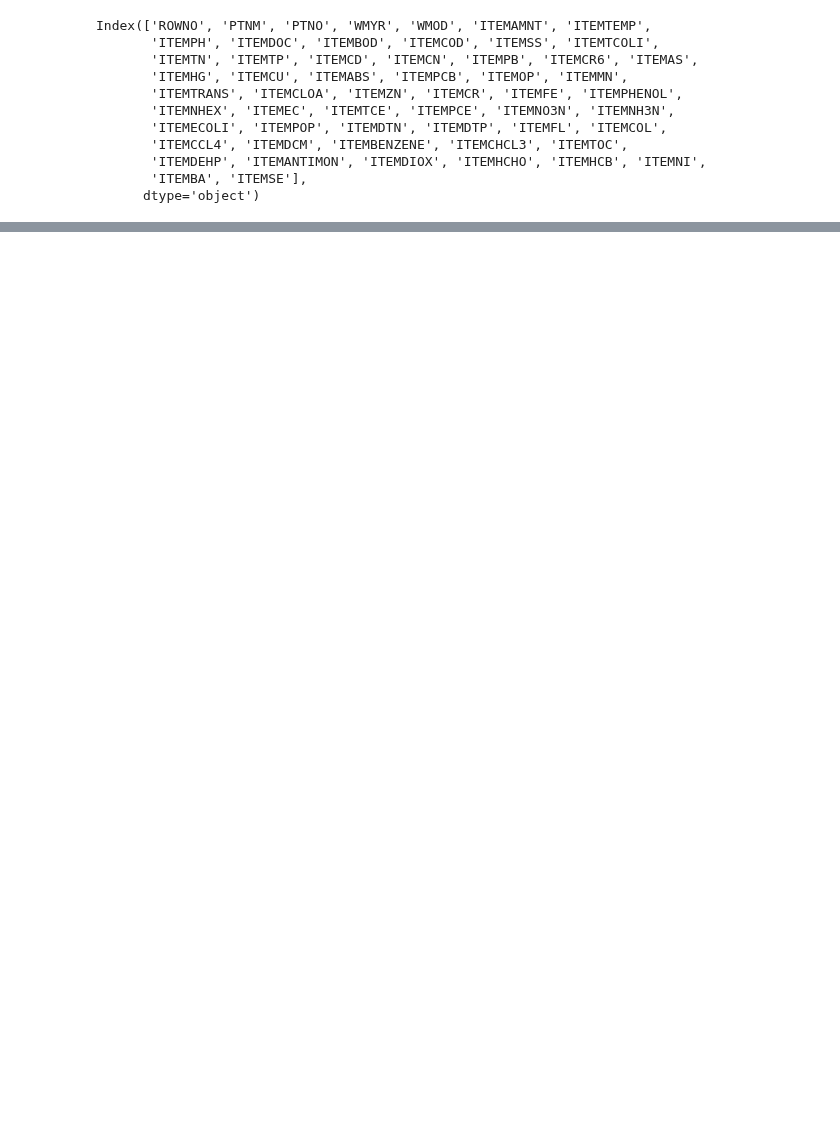
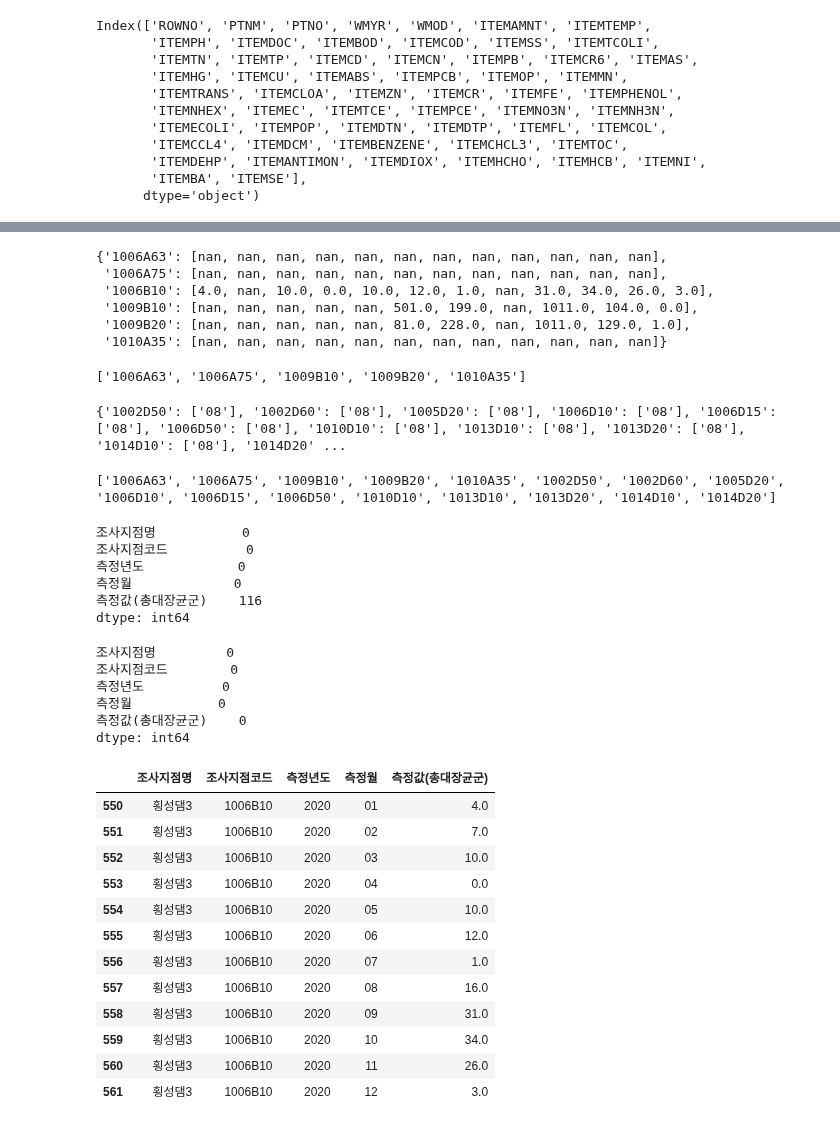
Before and after one commit to viola2002/dartb, a Jupyter notebook: contest/2024ecothon/code/data-collecting.ipynb, the cells around one changed output, grey strips where cells are left out. Saved outputs shown, nothing was run; the diff lists cells and outputs as text; code cells hidden in the pictures; blank space fills up the shorter version.

```diff
--- a/contest/2024ecothon/code/data-collecting.ipynb
+++ b/contest/2024ecothon/code/data-collecting.ipynb
@@ -335 +397,81 @@ water_qual[['측정값(총대장균군)']] = imputer.fit_transform(water_qual[['
+# %%
+# 조건을 만족하는 행 필터링
+filtered_data = water_qual[water_qual['조사지점코드'].isin(except_codes)]
+
+# '조사지점코드'을 기준으로 그룹화하여 '측정값(총대장균군)' 딕셔너리 생성
+coli_dict = {}
+for code, group in filtered_data.groupby('조사지점코드'):
+    coli_dict[code] = group['측정값(총대장균군)'].tolist()
+
+coli_dict
+# %% [output]
+{'1006A63': [nan, nan, nan, nan, nan, nan, nan, nan, nan, nan, nan, nan],
+ '1006A75': [nan, nan, nan, nan, nan, nan, nan, nan, nan, nan, nan, nan],
+ '1006B10': [4.0, nan, 10.0, 0.0, 10.0, 12.0, 1.0, nan, 31.0, 34.0, 26.0, 3.0],
+ '1009B10': [nan, nan, nan, nan, nan, 501.0, 199.0, nan, 1011.0, 104.0, 0.0],
+ '1009B20': [nan, nan, nan, nan, nan, 81.0, 228.0, nan, 1011.0, 129.0, 1.0],
+ '1010A35': [nan, nan, nan, nan, nan, nan, nan, nan, nan, nan, nan, nan]}
+# %%
+# nan 값의 비율이 50%가 넘는 '조사지점코드'만 except_codes에 남김
+import numpy as np
+except_codes = [code for code in except_codes if np.mean(pd.Series(coli_dict[code]).isna()) >= 0.5]
+except_codes
+# %% [output]
+['1006A63', '1006A75', '1009B10', '1009B20', '1010A35']
+# %%
+# '조사지점명'을 기준으로 그룹화하여 '측정월' 딕셔너리 생성
+month_dict = {}
+for code, group in water_qual.groupby('조사지점코드'):
+    months = group['측정월'].tolist()
+    if len(months) < 6: # 측정월이 1년의 절반이 안 되는 경우 배제
+        month_dict[code] = group['측정월'].tolist()
+
+print(month_dict)
+# %% [output]
+{'1002D50': ['08'], '1002D60': ['08'], '1005D20': ['08'], '1006D10': ['08'], '1006D15': ['08'], '1006D50': ['08'], '1010D10': ['08'], '1013D10': ['08'], '1013D20': ['08'], '1014D10': ['08'], '1014D20' ...
+# %%
+# except_codes에 위 경우에 해당하는 '조사지점코드'추가
+new_keys = list(month_dict.keys())
+except_codes.extend(new_keys)
+print(except_codes)
+# %% [output]
+['1006A63', '1006A75', '1009B10', '1009B20', '1010A35', '1002D50', '1002D60', '1005D20', '1006D10', '1006D15', '1006D50', '1010D10', '1013D10', '1013D20', '1014D10', '1014D20']
+# %%
+# except_codes를 전체 데이터에서 배제
+water_qual = water_qual[~water_qual['조사지점코드'].isin(except_codes)]
+water_qual.isnull().sum()
+# %% [output]
+조사지점명           0
+조사지점코드          0
+측정년도            0
+측정월             0
+측정값(총대장균군)    116
+dtype: int64
+# %%
+# 전체 결측치에 대해 선형 보간
+water_qual.interpolate(method='linear', inplace=True, limit_direction='both')
+water_qual.isnull().sum()
+# %% [output]
+조사지점명         0
+조사지점코드        0
+측정년도          0
+측정월           0
+측정값(총대장균군)    0
+dtype: int64
+# %%
+water_qual[water_qual['조사지점코드']=='1006B10']
+# %% [output]
+|  | 조사지점명 | 조사지점코드 | 측정년도 | 측정월 | 측정값(총대장균군) |
+| 550 | 횡성댐3 | 1006B10 | 2020 | 01 | 4.0 |
+| 551 | 횡성댐3 | 1006B10 | 2020 | 02 | 7.0 |
+| 552 | 횡성댐3 | 1006B10 | 2020 | 03 | 10.0 |
+| 553 | 횡성댐3 | 1006B10 | 2020 | 04 | 0.0 |
+| 554 | 횡성댐3 | 1006B10 | 2020 | 05 | 10.0 |
+| 555 | 횡성댐3 | 1006B10 | 2020 | 06 | 12.0 |
+| 556 | 횡성댐3 | 1006B10 | 2020 | 07 | 1.0 |
+| 557 | 횡성댐3 | 1006B10 | 2020 | 08 | 16.0 |
+| 558 | 횡성댐3 | 1006B10 | 2020 | 09 | 31.0 |
+| 559 | 횡성댐3 | 1006B10 | 2020 | 10 | 34.0 |
+| 560 | 횡성댐3 | 1006B10 | 2020 | 11 | 26.0 |
+| 561 | 횡성댐3 | 1006B10 | 2020 | 12 | 3.0 |
 # %%
```
Also changed, not shown: parts of 31 cells of this notebook.
